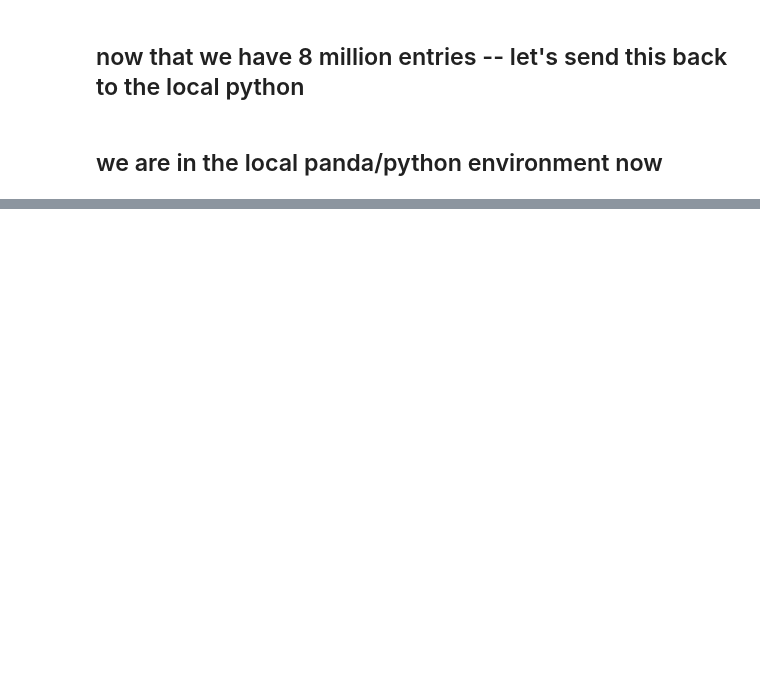
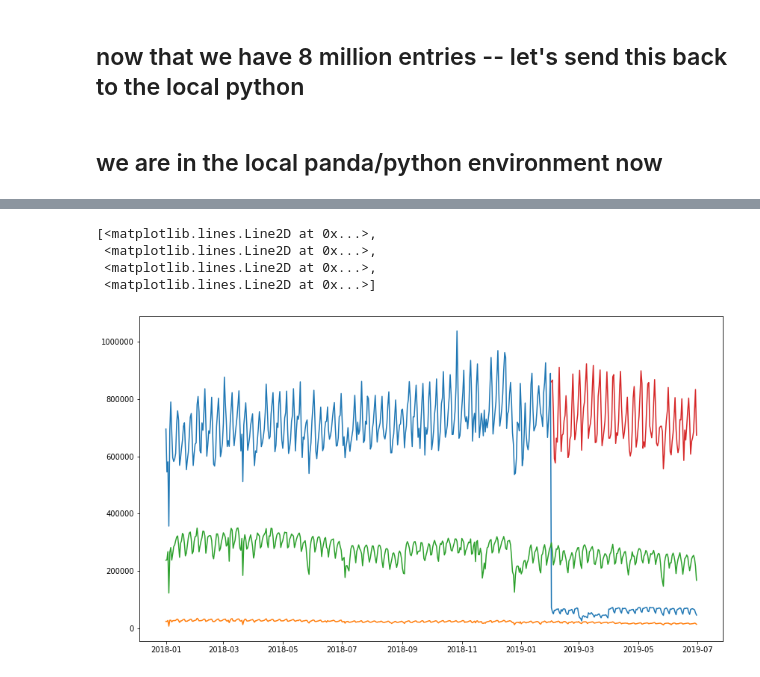
Before and after one commit to bsnively/sagemaker-workshops, a Jupyter notebook: 2019_reinvent/notebooks/GluePySparkMLFeatureEngineering.ipynb, the cells around one changed output, grey strips where cells are left out. Saved outputs shown, nothing was run; the diff lists cells and outputs as text; code cells hidden in the pictures; blank space fills up the shorter version.

```diff
--- a/2019_reinvent/notebooks/GluePySparkMLFeatureEngineering.ipynb
+++ b/2019_reinvent/notebooks/GluePySparkMLFeatureEngineering.ipynb
@@ -180,0 +236,2 @@ dtype: object
+# %%
+fhvhv_df = fhvhv_data.toDF().cache()
@@ -180,0 +264,24 @@ dtype: object
+# %%
+from pyspark.sql.functions import col, max as max_, min as min_
+
+## day = seconds*minutes*hours
+unit = 60 * 60 * 24
+
+epoch = (col("pickup_datetime").cast("bigint") / unit).cast("bigint") * unit
+
+with_epoch = fhvhv_df.withColumn("epoch", epoch)
+
+min_epoch, max_epoch = with_epoch.select(min_("epoch"), max_("epoch")).first()
+
+ref = spark.range(
+    min_epoch, max_epoch + 1, unit
+).toDF("epoch")
+
+resampled_fhvhv_df = (ref
+    .join(with_epoch, "epoch", "left")
+    .orderBy("epoch")
+    .withColumn("ts_resampled", col("epoch").cast("timestamp")))
+
+resampled_fhvhv_df = resampled_fhvhv_df.cache()
+
+resampled_fhvhv_df.show(10, False)
@@ -180,0 +304,7 @@ dtype: object
+# %%
+from pyspark.sql import functions as func
+#count_per_day_resamples = resampled_df.groupBy(["ts_resampled", "type", "pulocationid", "dolocationid"]).count()
+count_per_day_resamples = resampled_fhvhv_df.groupBy(["ts_resampled"]).count()
+count_per_day_resamples.cache()
+count_per_day_resamples.show(10, False)
+fhvhv_timeseries_df = count_per_day_resamples
@@ -180,0 +329,14 @@ dtype: object
+# %%
+%%local
+fhvhv_timeseries_df = fhvhv_timeseries_df.rename(columns={"count": "fhvhv"})
+fhvhv_timeseries_df = fhvhv_timeseries_df.set_index('ts_resampled', drop=True)
+# %%
+%%local
+plt.figure(figsize=[14,8]);
+plt.plot(time_series_df.join(fhvhv_timeseries_df))
+# %% [output]
+[<matplotlib.lines.Line2D at 0x...>,
+ <matplotlib.lines.Line2D at 0x...>,
+ <matplotlib.lines.Line2D at 0x...>,
+ <matplotlib.lines.Line2D at 0x...>]
+[figure, added]
```
Also changed, not shown: parts of 25 cells of this notebook.
